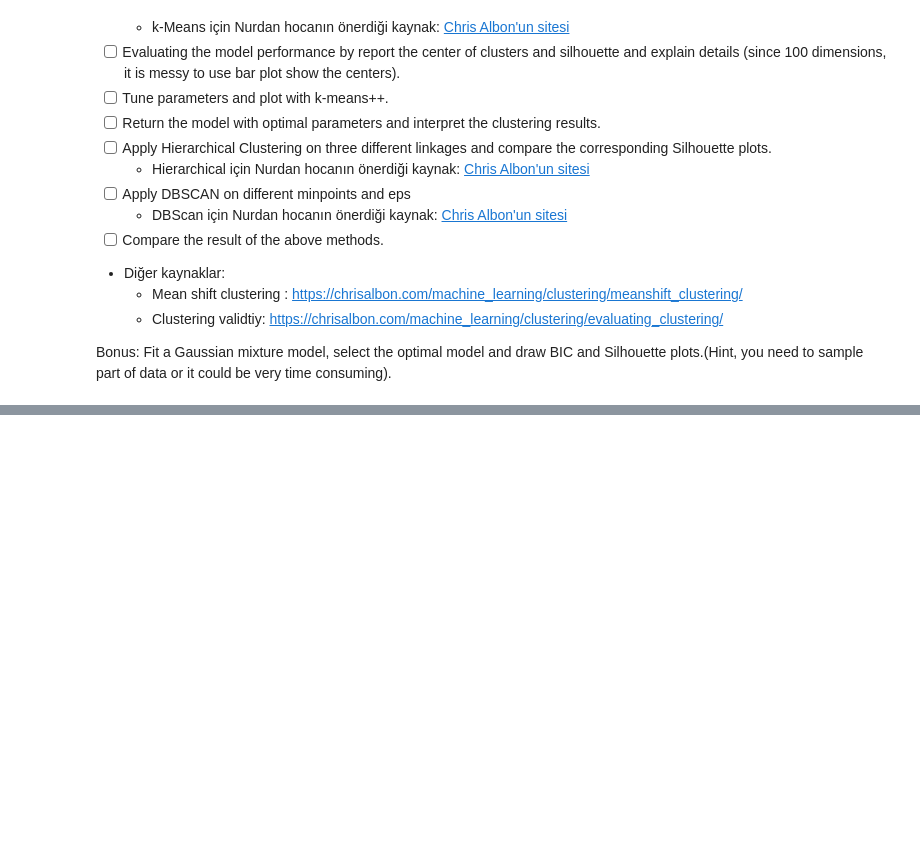
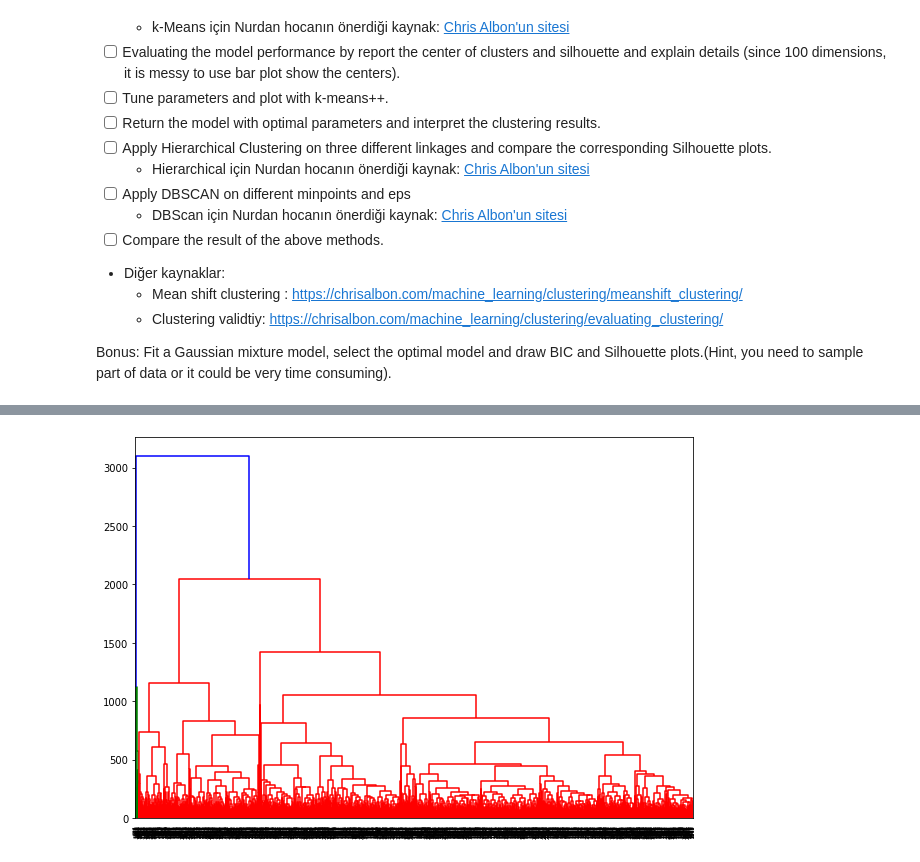
Before and after one commit to akgvn/Clustering-Project, a Jupyter notebook: clustering_project.ipynb, the cells around one changed output, grey strips where cells are left out. Drawn from its saved outputs; the diff is of its cells as text; code cells hidden in the pictures; blank space fills up the shorter version.

```diff
--- a/clustering_project.ipynb
+++ b/clustering_project.ipynb
@@ -44,0 +56,13 @@ from matplotlib.pyplot as plt
+# %%
+# Complete linked: complete linkage uses the maximum distances between all observations of the two sets.
+
+comp_linked = linkage(df, 'complete')
+
+plt.figure(figsize=(10, 7))
+dendrogram(comp_linked,
+           orientation='top',
+           distance_sort='descending',
+           show_leaf_counts=True)
+plt.show()
+# %% [output]
+[figure, added]
```
Also changed, not shown: parts of 9 cells of this notebook.
